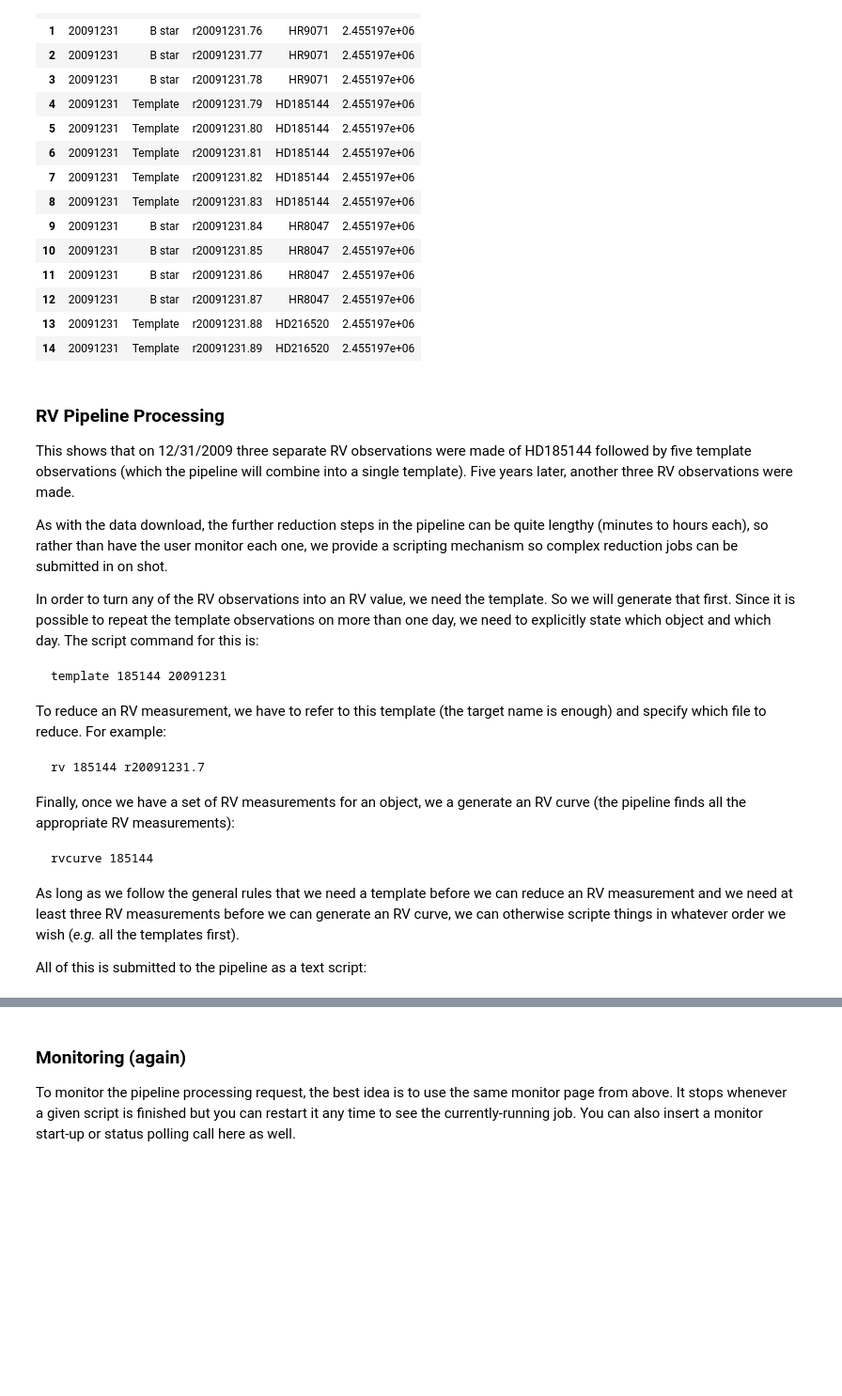
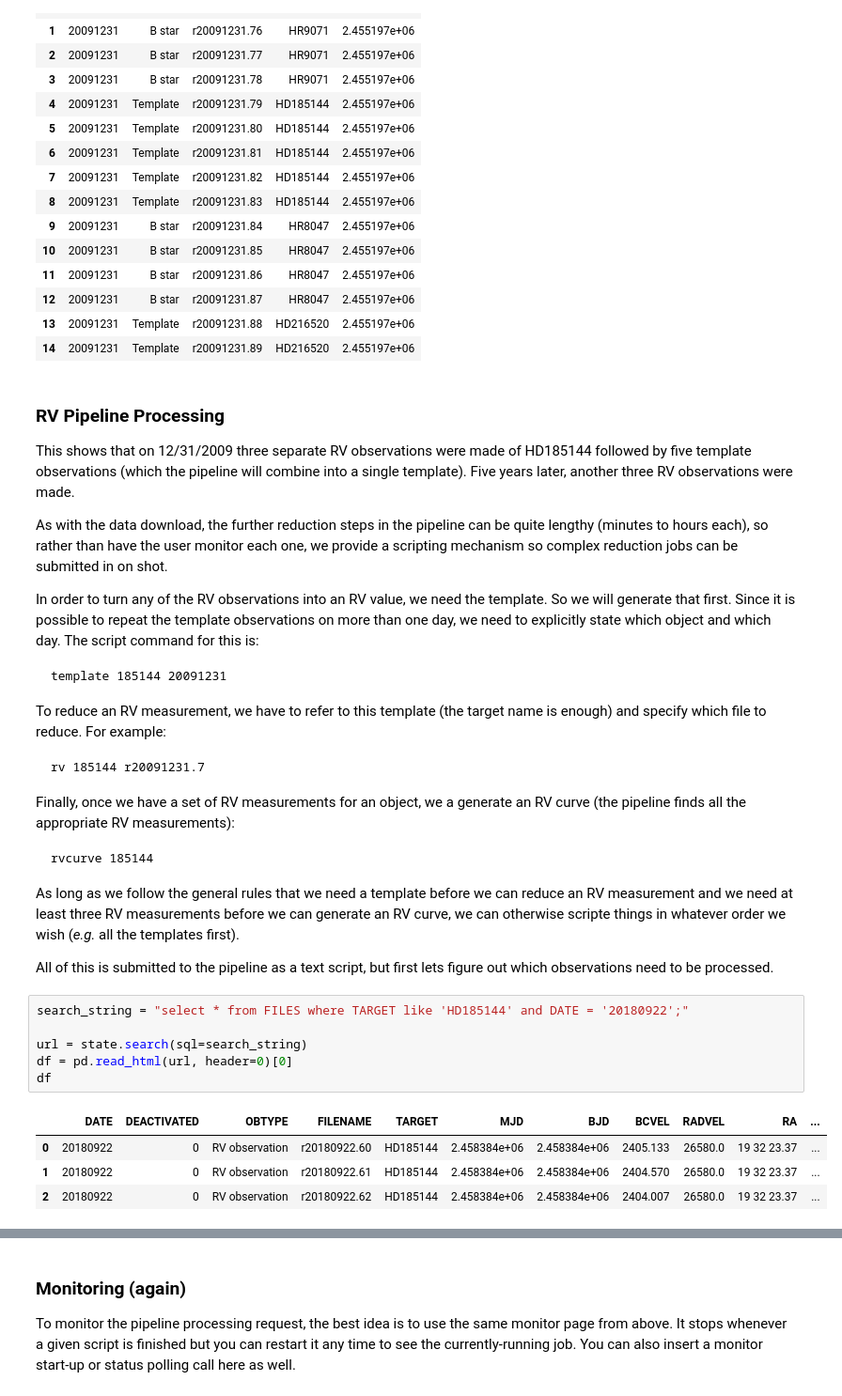
Before and after one commit to Caltech-IPAC/hiresprv, a Jupyter notebook: docs/_static/HIRES_PRV_Service.ipynb, the cells around one changed output, grey strips where cells are left out. Shown at 94% size. Cells and saved outputs as stored; diff of their text form; blank space fills up the shorter version.

```diff
--- a/docs/_static/HIRES_PRV_Service.ipynb
+++ b/docs/_static/HIRES_PRV_Service.ipynb
@@ -203,7 +211,18 @@ Finally, once we have a set of RV measurements for an object, we a generate an R
 
 As long as we follow the general rules that we need a template before we can reduce an RV measurement and we need at least three RV measurements before we can generate an RV curve, we can otherwise scripte things in whatever order we wish (<i>e.g.</i> all the templates first).
 
-All of this is submitted to the pipeline as a text script:
+All of this is submitted to the pipeline as a text script, but first lets figure out which observations need to be processed.
+# %%
+search_string = "select * from FILES where TARGET like 'HD185144' and DATE = '20180922';"
+
+url = state.search(sql=search_string)
+df = pd.read_html(url, header=0)[0]
+df
+# %% [output]
+|  | DATE | DEACTIVATED | OBTYPE | FILENAME | TARGET | MJD | BJD | BCVEL | RADVEL | RA | ... |
+| 0 | 20180922 | 0 | RV observation | r20180922.60 | HD185144 | 2.458384e+06 | 2.458384e+06 | 2405.133 | 26580.0 | 19 32 23.37 | ... |
+| 1 | 20180922 | 0 | RV observation | r20180922.61 | HD185144 | 2.458384e+06 | 2.458384e+06 | 2404.570 | 26580.0 | 19 32 23.37 | ... |
+| 2 | 20180922 | 0 | RV observation | r20180922.62 | HD185144 | 2.458384e+06 | 2.458384e+06 | 2404.007 | 26580.0 | 19 32 23.37 | ... |
 # %%
 from hiresprv.idldriver import Idldriver
 
```
Also changed, not shown: parts of 9 cells of this notebook, 17 other files.
